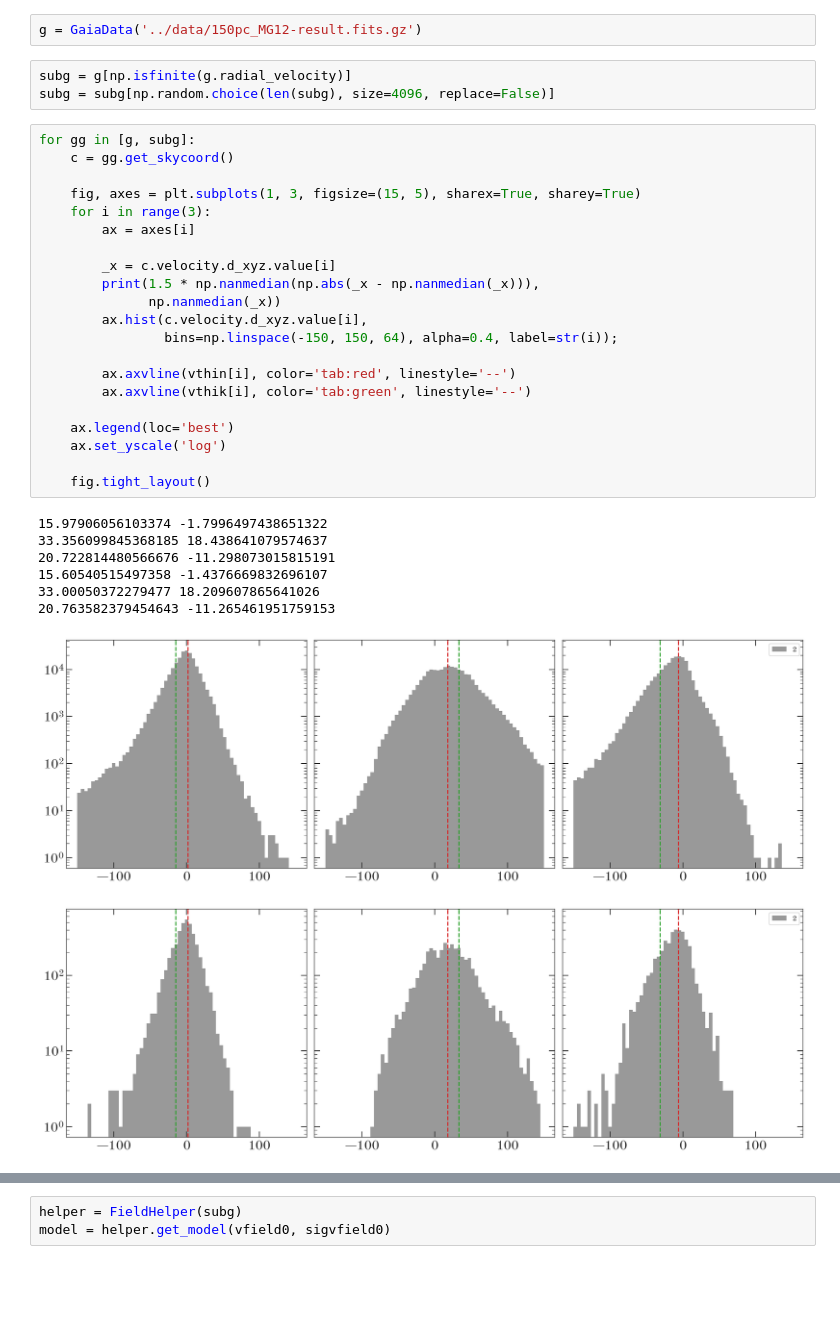
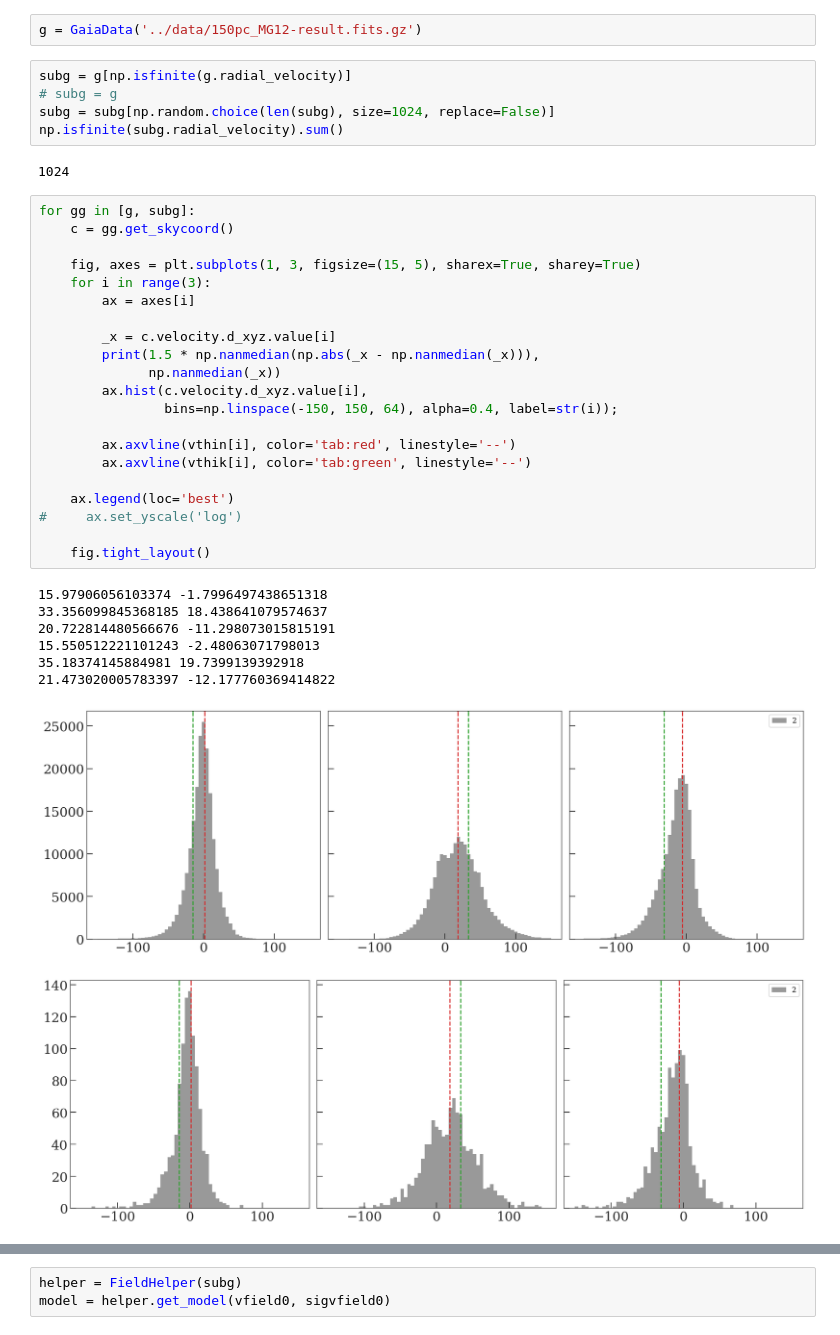
Before and after one commit to christinahedges/cuddly-system, a Jupyter notebook: notebooks/Field-velocity-distribution.ipynb, the cells around one changed output, grey strips where cells are left out. Drawn from its saved outputs; the diff is of its cells as text; blank space fills up the shorter version.

```diff
--- a/notebooks/Field-velocity-distribution.ipynb
+++ b/notebooks/Field-velocity-distribution.ipynb
@@ -59,34 +51,38 @@ sigvfield0 = np.stack([np.full(3, 20),
 g = GaiaData('../data/150pc_MG12-result.fits.gz')
 # %%
 subg = g[np.isfinite(g.radial_velocity)]
-subg = subg[np.random.choice(len(subg), size=4096, replace=False)]
+# subg = g
+subg = subg[np.random.choice(len(subg), size=1024, replace=False)]
+np.isfinite(subg.radial_velocity).sum()
+# %% [output]
+1024
 # %%
 for gg in [g, subg]:
     c = gg.get_skycoord()
 
     fig, axes = plt.subplots(1, 3, figsize=(15, 5), sharex=True, sharey=True)
     for i in range(3):
         ax = axes[i]
 
         _x = c.velocity.d_xyz.value[i]
         print(1.5 * np.nanmedian(np.abs(_x - np.nanmedian(_x))),
               np.nanmedian(_x))
         ax.hist(c.velocity.d_xyz.value[i],
                 bins=np.linspace(-150, 150, 64), alpha=0.4, label=str(i));
 
         ax.axvline(vthin[i], color='tab:red', linestyle='--')
         ax.axvline(vthik[i], color='tab:green', linestyle='--')
 
     ax.legend(loc='best')
-    ax.set_yscale('log')
+#     ax.set_yscale('log')
 
     fig.tight_layout()
 # %% [output]
-15.97906056103374 -1.7996497438651322
+15.97906056103374 -1.7996497438651318
 33.356099845368185 18.438641079574637
 20.722814480566676 -11.298073015815191
-15.60540515497358 -1.4376669832696107
-33.00050372279477 18.209607865641026
-20.763582379454643 -11.265461951759153
+15.550512221101243 -2.48063071798013
+35.18374145884981 19.7399139392918
+21.473020005783397 -12.177760369414822
-[figure, old version]
+[figure, new version]
-[figure, old version]
+[figure, new version]
```
Also changed, not shown: parts of 8 cells of this notebook.
